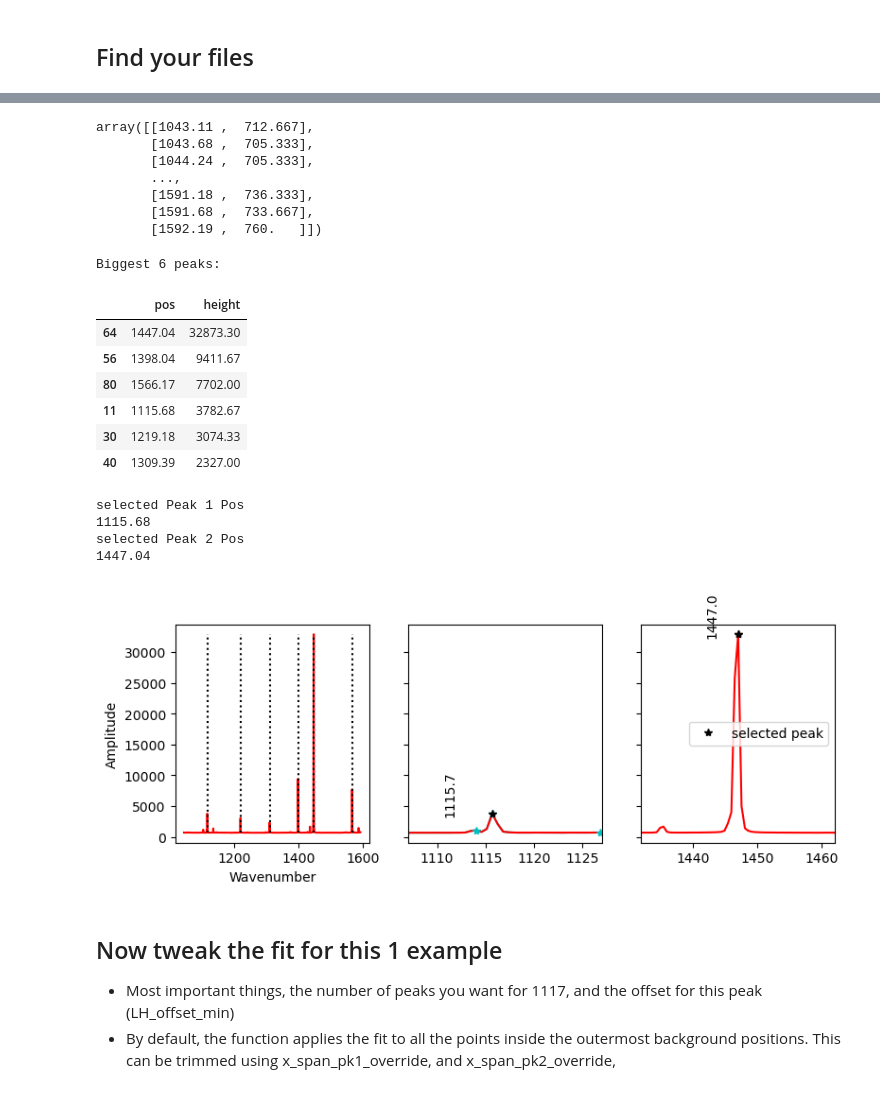
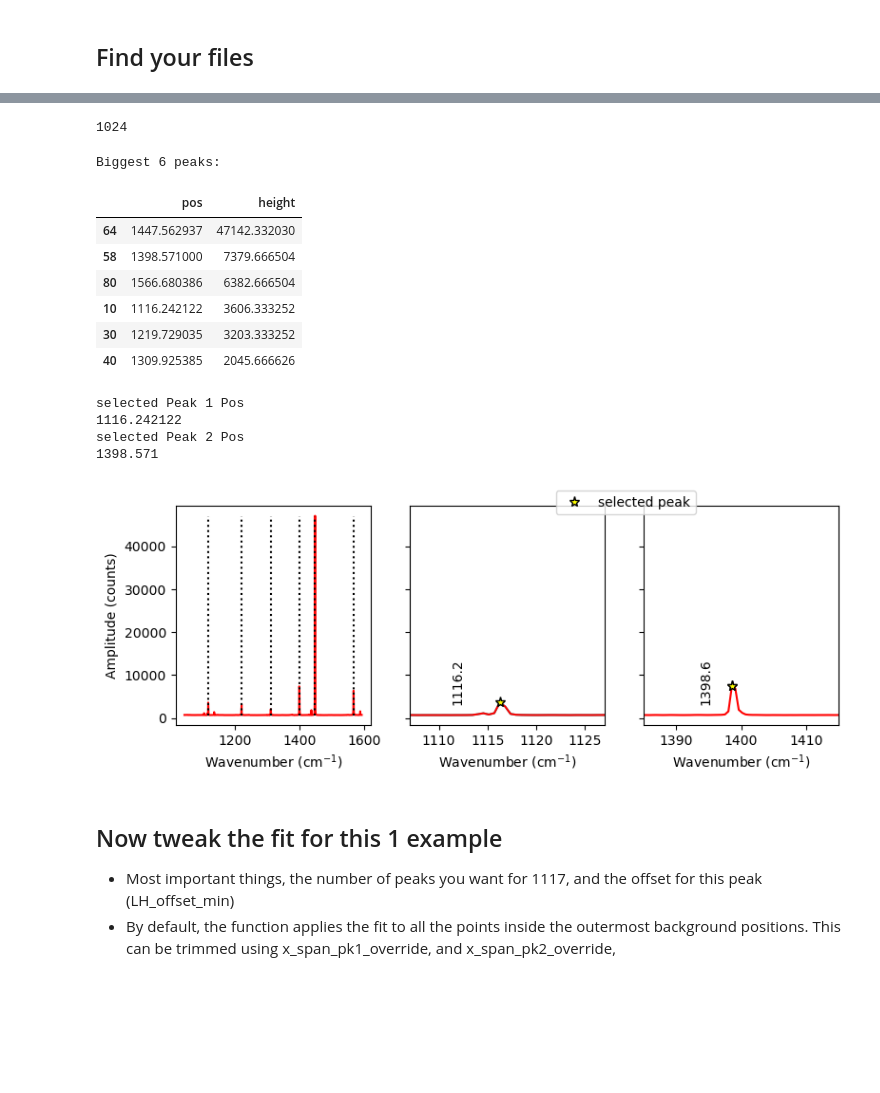
Before and after one commit to PennyWieser/DiadFit, a Jupyter notebook: docs/Examples/Repeated_Acquisitions/Ne_Fitting_1447_1117.ipynb, the cells around one changed output, grey strips where cells are left out. Drawn from its saved outputs; the diff is of its cells as text; code cells hidden in the pictures; blank space fills up the shorter version.

```diff
--- a/docs/Examples/Repeated_Acquisitions/Ne_Fitting_1447_1117.ipynb
+++ b/docs/Examples/Repeated_Acquisitions/Ne_Fitting_1447_1117.ipynb
@@ -38,9 +44,14 @@ df_Ne.head()
 ## Calculate the ideal distance between the two lines you are selecting
 - This finds the closest line in the table above for the line shift you have written down
 # %%
+#select lines to fit
+pick1=1117
+pick2=1400
+
+
 ideal_split=pf.calculate_Ne_splitting(wavelength=wavelength,
-                                      line1_shift=1117, line2_shift=1447,
-                                     cut_off_intensity=2000)
+                                      line1_shift=pick1, line2_shift=pick2,
+                                     cut_off_intensity=1000)
 ideal_split
 # %% [output]
 |  | Ne_Split | Line_1 | Line_2 | Entered Pos Line 1 | Entered Pos Line 2 |
@@ -48,9 +59,9 @@ ideal_split
 # %% [markdown]
 ## Find your files
 # %%
-path=r'G:\My Drive\Berkeley_NEW\Raman\2022_09_26_longNeLine1'
-filename='spectra.txt'
+path=r"G:\My Drive\Berkeley_NEW\DiadFit_outer\docs\Examples\Repeated_Acquisitions"
+filename='Ne_timeseries_10-03-22.txt'
 # %%
-df3=pf.get_data(path=path,
-                       filename=filename, filetype='Witec_ASCII')
-df3
+files=pf.get_data(path=path,
+                       filename=filename, filetype='headless_txt')
+test=np.column_stack((files[:, 0], files[:, 1]))
@@ -66,39 +68,32 @@ array([[1043.11 ,  712.667,  710.667, ...,  725.   ,  735.   ,  730.667],
-# %%
-test=np.column_stack((df3[:, 0], df3[:, 1]))
-test
-# %% [output]
-array([[1043.11 ,  712.667],
-       [1043.68 ,  705.333],
-       [1044.24 ,  705.333],
-       ...,
-       [1591.18 ,  736.333],
-       [1591.68 ,  733.667],
-       [1592.19 ,  760.   ]])
+# %%
+len(files)
+# %% [output]
+1024
 # %%
 # Specify the approximate peak positions of the lines you are interested in
 # If your drift is off the real positions, you'll have to tweak these numbers
-peak1_cent=1117
-peak2_cent=1447
+peak1_cent=pick1
+peak2_cent=pick2
 
 
-Ne, df_sort_Ne_trim, nearest_1117, nearest_1447=pf.plot_Ne_lines(Ne_array=test,
+Ne, df_sort_Ne_trim, nearest_pk1, nearest_pk2=pf.plot_Ne_lines(Ne_array=test,
 n_peaks=6, peak1_cent=peak1_cent, peak2_cent=peak2_cent,
 height=10, threshold=0.6, distance=1, prominence=10, width=1, exclude_range_1=None,
 exclude_range_2=None)
 # %% [output]
 Biggest 6 peaks:
 |  | pos | height |
-| 64 | 1447.04 | 32873.30 |
-| 56 | 1398.04 | 9411.67 |
-| 80 | 1566.17 | 7702.00 |
-| 11 | 1115.68 | 3782.67 |
-| 30 | 1219.18 | 3074.33 |
-| 40 | 1309.39 | 2327.00 |
+| 64 | 1447.562937 | 47142.332030 |
+| 58 | 1398.571000 | 7379.666504 |
+| 80 | 1566.680386 | 6382.666504 |
+| 10 | 1116.242122 | 3606.333252 |
+| 30 | 1219.729035 | 3203.333252 |
+| 40 | 1309.925385 | 2045.666626 |
 selected Peak 1 Pos
-1115.68
+1116.242122
 selected Peak 2 Pos
-1447.04
+1398.571
-[figure, old version]
+[figure, new version]
 # %% [markdown]
 ## Now tweak the fit for this 1 example
 - Most important things, the number of peaks you want for 1117, and the offset for this peak (LH_offset_min)
```
Also changed, not shown: parts of 17 cells of this notebook, 4 other files.
